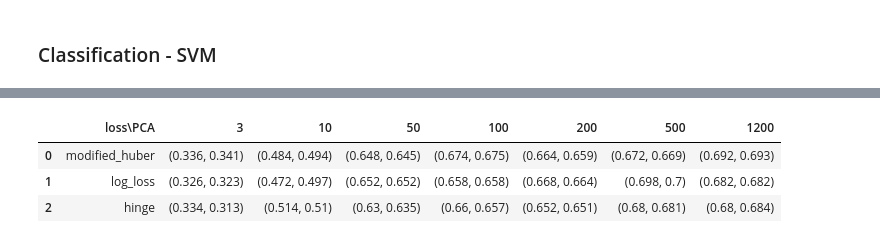
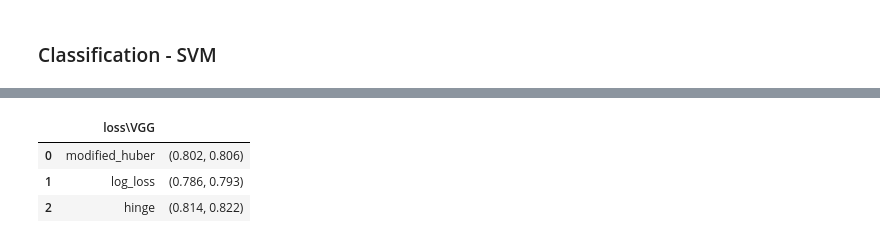
Before and after one commit to bonoldie/ML_exam, a Jupyter notebook: nb_vgg.ipynb, the cells around one changed output, grey strips where cells are left out. Saved outputs shown, nothing was run; the diff lists cells and outputs as text; code cells hidden in the pictures.

```diff
--- a/nb_vgg.ipynb
+++ b/nb_vgg.ipynb
@@ -337,6 +320,12 @@ LDA Results
 # %% [markdown]
 ### 2D/3D Data visualization using t-SNE
 # %%
+vgg_out = pickle.load(open(".pkl/vgg_out.pkl", "rb"))
+
+PCAs_results = pickle.load(open(".pkl/vgg_pca_out.pkl", "rb"))
+LDAs_results = pickle.load(open(".pkl/vgg_lda_out.pkl", "rb"))
+TSNEs_results = pickle.load(open(".pkl/vgg_tsne_out.pkl", "rb"))
+
 # 2D plot
 plt.ion()
 plt.show()
@@ -382,6 +371,12 @@ plt.legend(loc="upper left")
 # %% [markdown]
 ### Classification - KNN
 # %%
+vgg_out = pickle.load(open(".pkl/vgg_out.pkl", "rb"))
+
+PCAs_results = pickle.load(open(".pkl/vgg_pca_out.pkl", "rb"))
+LDAs_results = pickle.load(open(".pkl/vgg_lda_out.pkl", "rb"))
+TSNEs_results = pickle.load(open(".pkl/vgg_tsne_out.pkl", "rb"))
+
 # Number of neighbors to test
 k_to_test = {
     "VGG": [3, 5, 9, 15, 21, 55, 111, 251],
@@ -397,14 +392,15 @@ for k_idx, k in enumerate(k_to_test["VGG"]):
 
     KNN_VGG_stats.insert(k_idx, [k])
 
-    knn = KNeighborsClassifier(k)
+    knn = OneVsOneClassifier(KNeighborsClassifier(k))
 
     knn.fit(vgg_out["train"], dataset["train"]["labels"])
     preds = knn.predict(vgg_out["valid"])
 
     accuracy = round(accuracy_score(dataset["valid"]["labels"], preds), 3)
     precision = round(
-        precision_score(dataset["valid"]["labels"], preds, average="weighted", labels=np.unique(preds)), 3
+        # f1_score(dataset["valid"]["labels"], preds, average="weighted")
+        # precision_score(dataset["valid"]["labels"], preds, average="weighted", labels=np.unique(preds)), 3
     )
 
     KNN_VGG_stats[k_idx].append((accuracy, precision))
@@ -588,68 +665,89 @@ display(SVM_TSNE_df)
 # %%
-# Classification - SGD
 
 losses_to_test = {
+    "VGG": ["modified_huber", "log_loss", "hinge"],
     "PCA": ["modified_huber", "log_loss", "hinge"],
     "LDA": ["modified_huber", "log_loss", "hinge"]
 }
 
-SGD_PCA_grayscale_stats = []
-SGD_LDA_grayscale_stats = []
+SGD_VGG_stats = []
+SGD_PCA_stats = []
+SGD_LDA_stats = []
+
+for loss_idx, loss in enumerate(losses_to_test["VGG"]):
+
+    SGD_VGG_stats.insert(loss_idx, [loss])
+
+    svm = SGDClassifier(loss=loss, max_iter=10000)
+
+    svm.fit(vgg_out["train"], dataset["train"]["labels"])
+
+    preds = svm.predict(vgg_out["valid"])
+
+    accuracy = round(accuracy_score(dataset["valid"]["labels"], preds), 3)
+    precision = round(
+        precision_score(dataset["valid"]["labels"], preds, average="weighted"), 3
+    )
+
+    SGD_VGG_stats[loss_idx].append((accuracy, precision))
+
+SVM_VGG_df = pd.DataFrame(
+    SGD_VGG_stats, columns=["loss\\VGG", ""]
+)
+display(SVM_VGG_df)
 
 for loss_idx, loss in enumerate(losses_to_test["PCA"]):
 
-    SGD_PCA_grayscale_stats.insert(loss_idx, [loss])
+    SGD_PCA_stats.insert(loss_idx, [loss])
 
-    for n_components_idx, n_components in enumerate(
-        n_components_to_test["PCA"]
-    ):  # n_components_to_test['PCA']):
-        svm = OneVsOneClassifier(SGDClassifier(loss=loss, max_iter=10000))
+    for n_components_idx, n_components in enumerate(n_components_to_test["PCA"]):
+        sgd = SGDClassifier(loss=loss, max_iter=10000)
 
-        svm.fit(PCAs_results["train"][n_components], dataset["train"]["labels"])
+        sgd.fit(PCAs_results["train"][n_components], dataset["train"]["labels"])
 
-        preds = svm.predict(PCAs_results["valid"][n_components])
+        preds = sgd.predict(PCAs_results["valid"][n_components])
 
         accuracy = round(accuracy_score(dataset["valid"]["labels"], preds), 3)
         precision = round(
             precision_score(dataset["valid"]["labels"], preds, average="macro"), 3
         )
 
-        SGD_PCA_grayscale_stats[loss_idx].insert(
+        SGD_PCA_stats[loss_idx].insert(
             n_components_idx + 1, (accuracy, precision)
         )
         # ConfusionMatrixDisplay(confusion_matrix(dataset['valid']['labels'], preds),display_labels=dataset['valid']['unique_labels']).plot()
 
 SGD_PCA_df = pd.DataFrame(
-    SGD_PCA_grayscale_stats, columns=["loss\\PCA"] + n_components_to_test["PCA"]
+    SGD_PCA_stats, columns=["loss\\PCA"] + n_components_to_test["PCA"]
 )
 display(SGD_PCA_df)
 
 for loss_idx, loss in enumerate(losses_to_test["LDA"]):
 
-    SGD_LDA_grayscale_stats.insert(loss_idx, [loss])
+    SGD_LDA_stats.insert(loss_idx, [loss])
 
     for n_components_idx, n_components in enumerate(n_components_to_test["LDA"]):
-        svm = OneVsOneClassifier(SGDClassifier(loss=loss, max_iter=10000))
+        sgd = SGDClassifier(loss=loss, max_iter=10000)
 
-        svm.fit(LDAs_results["train"][n_components], dataset["train"]["labels"])
+        sgd.fit(LDAs_results["train"][n_components], dataset["train"]["labels"])
 
-        preds = svm.predict(LDAs_results["valid"][n_components])
+        preds = sgd.predict(LDAs_results["valid"][n_components])
 
         accuracy = round(accuracy_score(dataset["valid"]["labels"], preds), 3)
         precision = round(
             precision_score(dataset["valid"]["labels"], preds, average="macro"), 3
         )
 
-        SGD_LDA_grayscale_stats[loss_idx].insert(
+        SGD_LDA_stats[loss_idx].insert(
             n_components_idx + 1, (accuracy, precision)
         )
 
 SGD_LDA_df = pd.DataFrame(
-    SGD_LDA_grayscale_stats, columns=["loss\\LDA"] + n_components_to_test["LDA"]
+    SGD_LDA_stats, columns=["loss\\LDA"] + n_components_to_test["LDA"]
 )
 display(SGD_LDA_df)
 # %% [output]
-|  | loss\PCA | 3 | 10 | 50 | 100 | 200 | 500 | 1200 |
-| 0 | modified_huber | (0.336, 0.341) | (0.484, 0.494) | (0.648, 0.645) | (0.674, 0.675) | (0.664, 0.659) | (0.672, 0.669) | (0.692, 0.693) |
-| 1 | log_loss | (0.326, 0.323) | (0.472, 0.497) | (0.652, 0.652) | (0.658, 0.658) | (0.668, 0.664) | (0.698, 0.7) | (0.682, 0.682) |
-| 2 | hinge | (0.334, 0.313) | (0.514, 0.51) | (0.63, 0.635) | (0.66, 0.657) | (0.652, 0.651) | (0.68, 0.681) | (0.68, 0.684) |
+|  | loss\VGG |  |
+| 0 | modified_huber | (0.802, 0.806) |
+| 1 | log_loss | (0.786, 0.793) |
+| 2 | hinge | (0.814, 0.822) |
```
Also changed, not shown: parts of 11 cells of this notebook, 1 other file.
